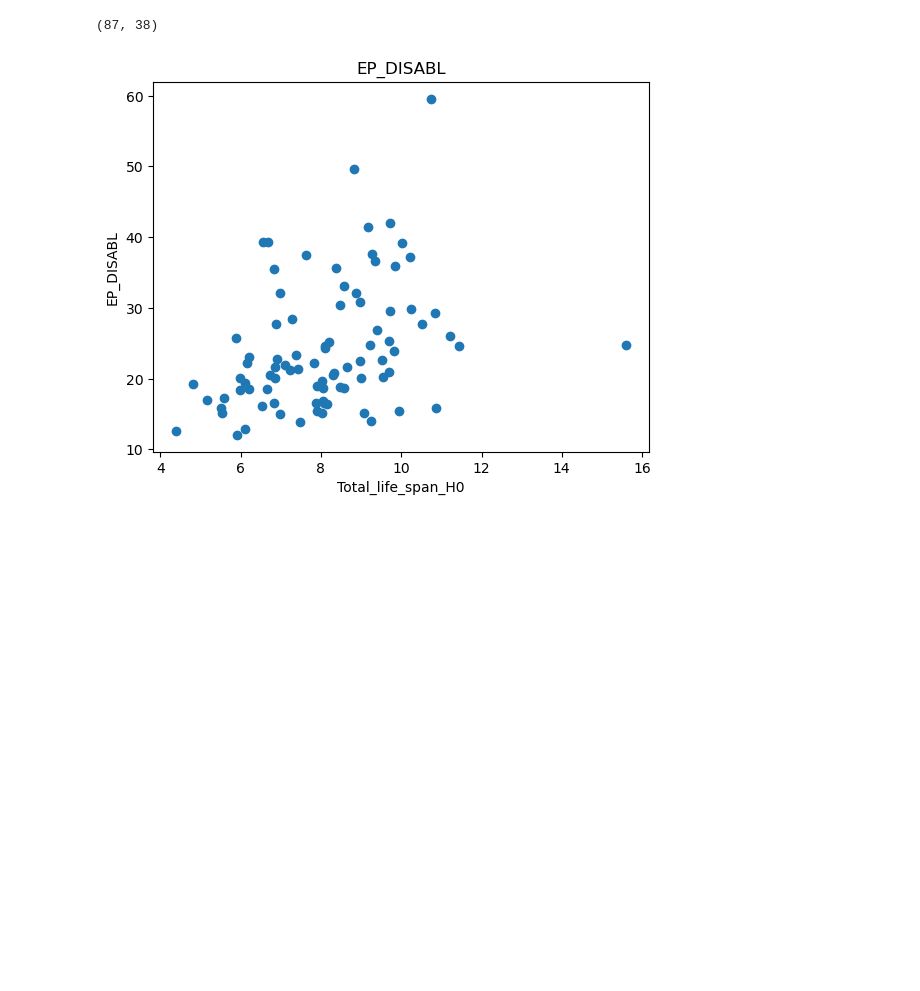
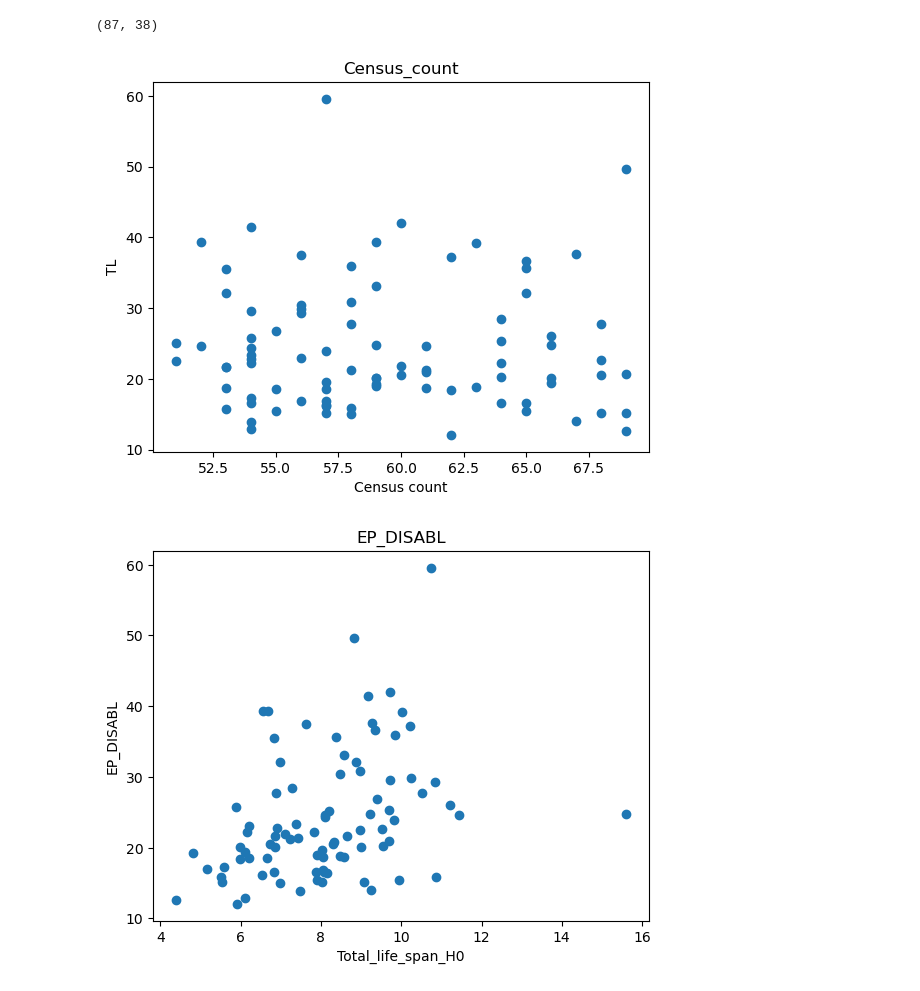
Before and after one commit to hashansl/universal-experiment-lab, a Jupyter notebook: experiment_1/study_total_life_span_census.ipynb, the cells around one changed output. Cells and saved outputs as stored; diff of their text form; code cells hidden in the pictures; blank space fills up the shorter version.

```diff
--- a/experiment_1/study_total_life_span_census.ipynb
+++ b/experiment_1/study_total_life_span_census.ipynb
@@ -90,6 +90,14 @@ temp = temp[temp['Census_count'] < 70]
 temp.shape
 # %% [output]
 (87, 38)
+# %%
+plt.scatter(temp['Census_count'],temp['MOR_18'])
+plt.title('Census_count')
+plt.xlabel('Census count')
+plt.ylabel('TL')
+plt.show()
+# %% [output]
+[figure, added]
 # %%
 plt.scatter(temp['Total_life_span_H0'],temp['MOR_18'])
 plt.title('EP_DISABL')
```
Also changed, not shown: parts of 2 cells of this notebook, 2 other files.
